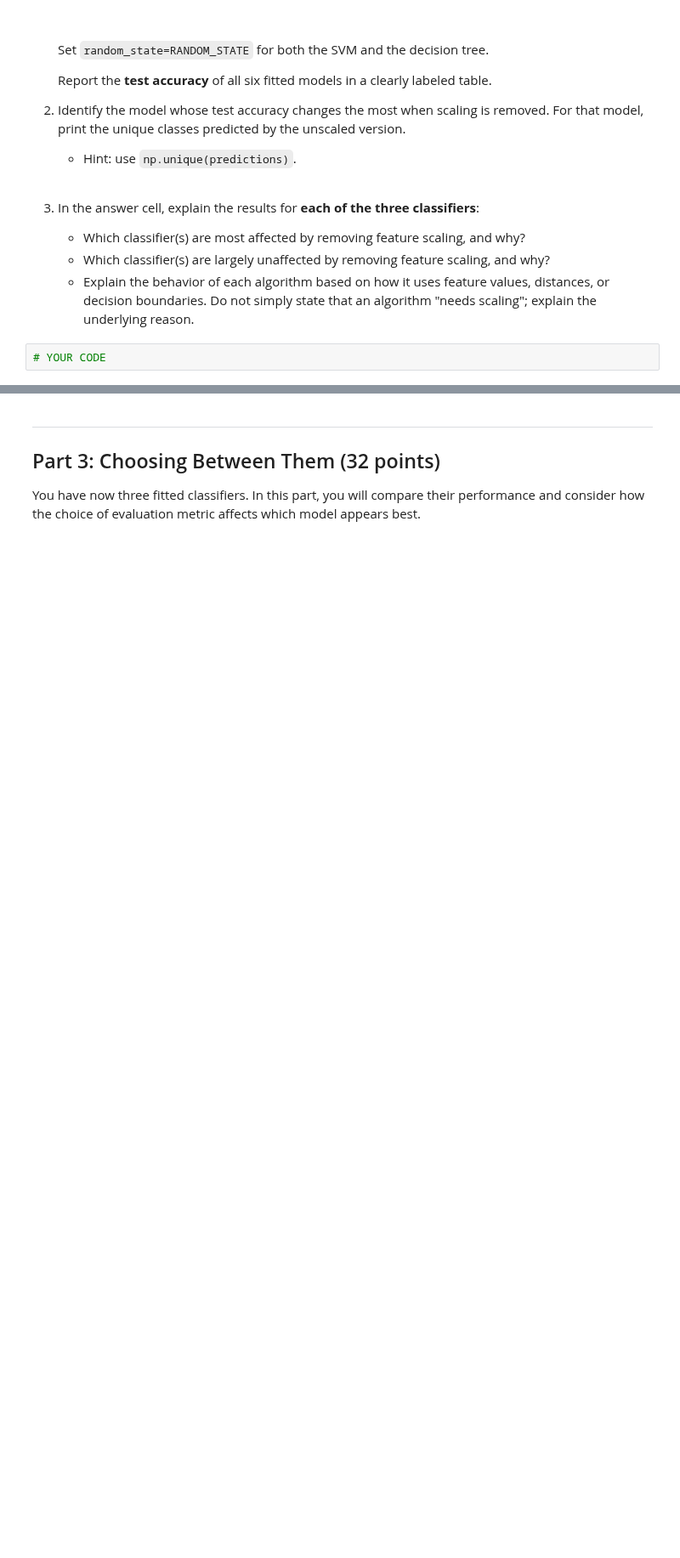
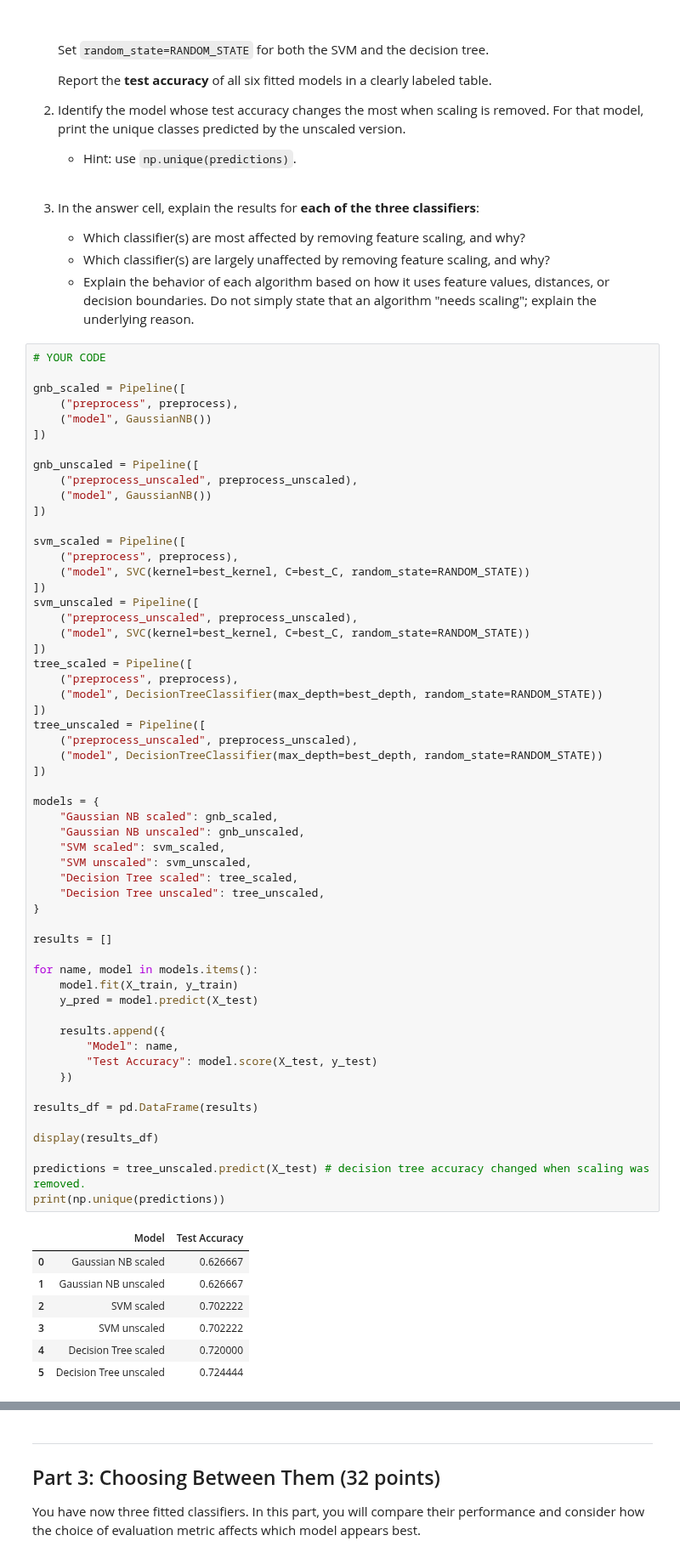
Before and after one commit to DennnnyH/ICS-235-ML-Methods, a Jupyter notebook: Assignment_3/HuangDenny_3.ipynb, the cells around one changed output, grey strips where cells are left out. Shown at 85% size. Drawn from its saved outputs; the diff is of its cells as text; blank space fills up the shorter version.

```diff
--- a/Assignment_3/HuangDenny_3.ipynb
+++ b/Assignment_3/HuangDenny_3.ipynb
@@ -479,3 +548,65 @@ In Assignment 1, removing the scaler substantially reduced k-NN performance. In
    - Explain the behavior of each algorithm based on how it uses feature values, distances, or decision boundaries. Do not simply state that an algorithm "needs scaling"; explain the underlying reason.
 # %%
 # YOUR CODE
+
+gnb_scaled = Pipeline([
+    ("preprocess", preprocess),
+    ("model", GaussianNB())
+])
+
+gnb_unscaled = Pipeline([
+    ("preprocess_unscaled", preprocess_unscaled),
+    ("model", GaussianNB())
+])
+
+svm_scaled = Pipeline([
+    ("preprocess", preprocess),
+    ("model", SVC(kernel=best_kernel, C=best_C, random_state=RANDOM_STATE))
+])
+svm_unscaled = Pipeline([
+    ("preprocess_unscaled", preprocess_unscaled),
+    ("model", SVC(kernel=best_kernel, C=best_C, random_state=RANDOM_STATE))
+])
+tree_scaled = Pipeline([
+    ("preprocess", preprocess),
+    ("model", DecisionTreeClassifier(max_depth=best_depth, random_state=RANDOM_STATE))
+])
+tree_unscaled = Pipeline([
+    ("preprocess_unscaled", preprocess_unscaled),
+    ("model", DecisionTreeClassifier(max_depth=best_depth, random_state=RANDOM_STATE))
+])
+
+models = {
+    "Gaussian NB scaled": gnb_scaled,
+    "Gaussian NB unscaled": gnb_unscaled,
+    "SVM scaled": svm_scaled,
+    "SVM unscaled": svm_unscaled,
+    "Decision Tree scaled": tree_scaled,
+    "Decision Tree unscaled": tree_unscaled,
+}
+
+results = []
+
+for name, model in models.items():
+    model.fit(X_train, y_train)
+    y_pred = model.predict(X_test)
+
+    results.append({
+        "Model": name,
+        "Test Accuracy": model.score(X_test, y_test)
+    })
+
+results_df = pd.DataFrame(results)
+
+display(results_df)
+
+predictions = tree_unscaled.predict(X_test) # decision tree accuracy changed when scaling was removed.
+print(np.unique(predictions))
+# %% [output]
+|  | Model | Test Accuracy |
+| 0 | Gaussian NB scaled | 0.626667 |
+| 1 | Gaussian NB unscaled | 0.626667 |
+| 2 | SVM scaled | 0.702222 |
+| 3 | SVM unscaled | 0.702222 |
+| 4 | Decision Tree scaled | 0.720000 |
+| 5 | Decision Tree unscaled | 0.724444 |
```
Also changed, not shown: parts of 14 cells of this notebook.
